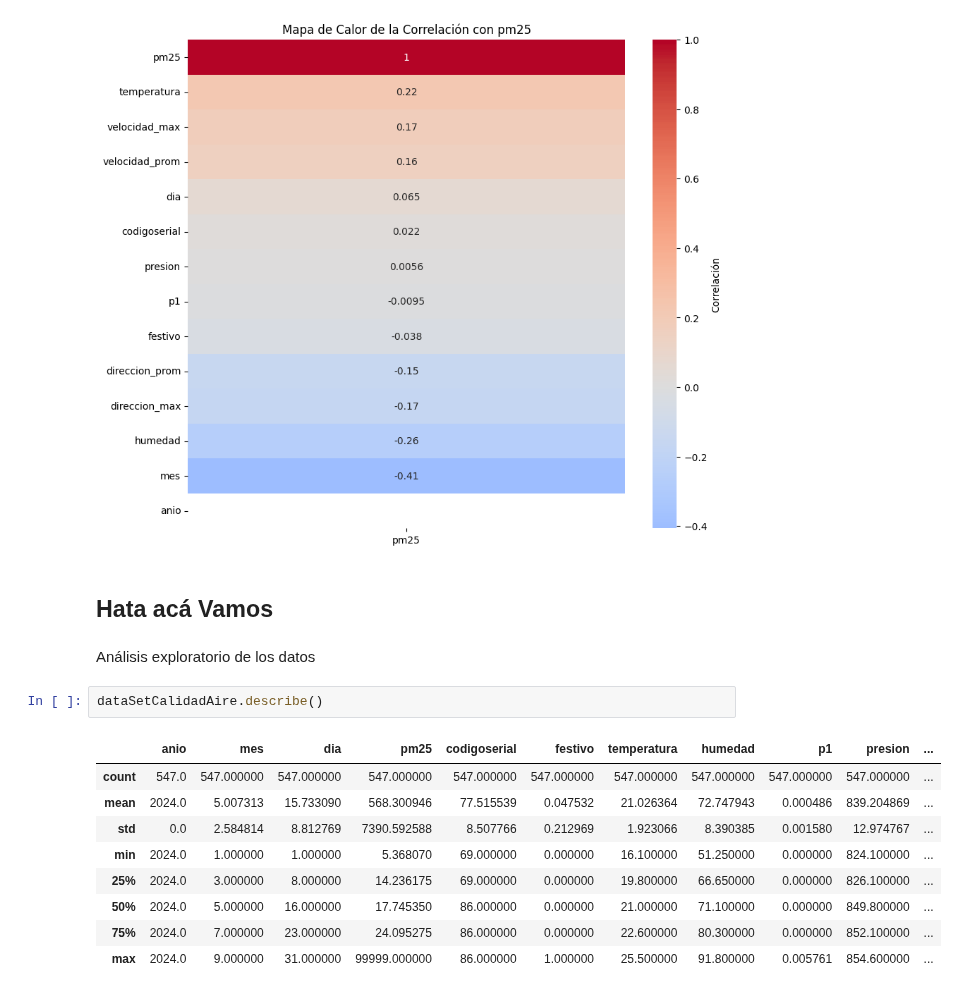
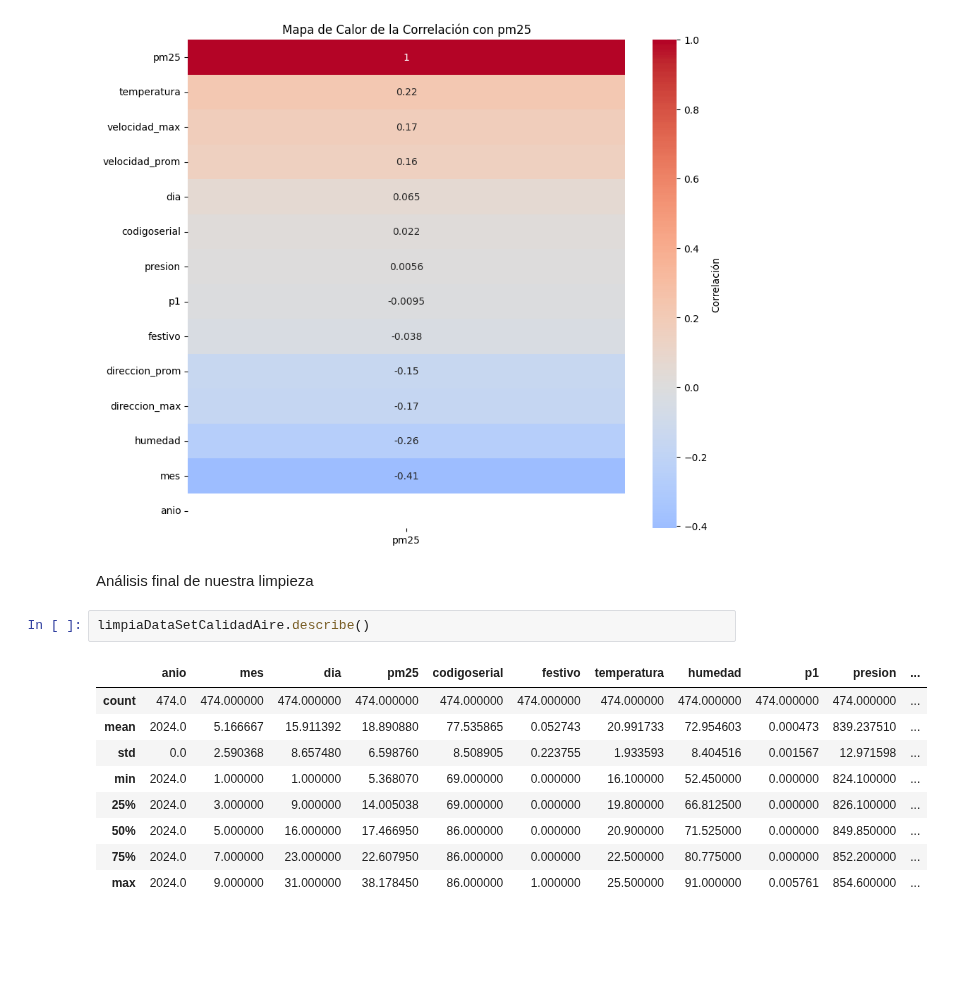
Before and after one commit to kennethLeonel/Monografia-calidad-del-aire-valle-de-aburra, a Jupyter notebook: Proyecto_dataset.ipynb, the cells around one changed output. Cells and saved outputs as stored; diff of their text form; blank space fills up the shorter version.

```diff
--- a/Proyecto_dataset.ipynb
+++ b/Proyecto_dataset.ipynb
@@ -983,19 +966,17 @@ plt.title('Mapa de Calor de la Correlación con pm25')
 plt.show()
 # %% [output]
 [figure]
-# %% [markdown]
-## Hata acá Vamos
-# %% [markdown]
-Análisis exploratorio de los datos
+# %% [markdown]
+Análisis final de nuestra limpieza
 # %%
-dataSetCalidadAire.describe()
+limpiaDataSetCalidadAire.describe()
 # %% [output]
 |  | anio | mes | dia | pm25 | codigoserial | festivo | temperatura | humedad | p1 | presion | ... |
-| count | 547.0 | 547.000000 | 547.000000 | 547.000000 | 547.000000 | 547.000000 | 547.000000 | 547.000000 | 547.000000 | 547.000000 | ... |
-| mean | 2024.0 | 5.007313 | 15.733090 | 568.300946 | 77.515539 | 0.047532 | 21.026364 | 72.747943 | 0.000486 | 839.204869 | ... |
-| std | 0.0 | 2.584814 | 8.812769 | 7390.592588 | 8.507766 | 0.212969 | 1.923066 | 8.390385 | 0.001580 | 12.974767 | ... |
-| min | 2024.0 | 1.000000 | 1.000000 | 5.368070 | 69.000000 | 0.000000 | 16.100000 | 51.250000 | 0.000000 | 824.100000 | ... |
-| 25% | 2024.0 | 3.000000 | 8.000000 | 14.236175 | 69.000000 | 0.000000 | 19.800000 | 66.650000 | 0.000000 | 826.100000 | ... |
-| 50% | 2024.0 | 5.000000 | 16.000000 | 17.745350 | 86.000000 | 0.000000 | 21.000000 | 71.100000 | 0.000000 | 849.800000 | ... |
-| 75% | 2024.0 | 7.000000 | 23.000000 | 24.095275 | 86.000000 | 0.000000 | 22.600000 | 80.300000 | 0.000000 | 852.100000 | ... |
-| max | 2024.0 | 9.000000 | 31.000000 | 99999.000000 | 86.000000 | 1.000000 | 25.500000 | 91.800000 | 0.005761 | 854.600000 | ... |
+| count | 474.0 | 474.000000 | 474.000000 | 474.000000 | 474.000000 | 474.000000 | 474.000000 | 474.000000 | 474.000000 | 474.000000 | ... |
+| mean | 2024.0 | 5.166667 | 15.911392 | 18.890880 | 77.535865 | 0.052743 | 20.991733 | 72.954603 | 0.000473 | 839.237510 | ... |
+| std | 0.0 | 2.590368 | 8.657480 | 6.598760 | 8.508905 | 0.223755 | 1.933593 | 8.404516 | 0.001567 | 12.971598 | ... |
+| min | 2024.0 | 1.000000 | 1.000000 | 5.368070 | 69.000000 | 0.000000 | 16.100000 | 52.450000 | 0.000000 | 824.100000 | ... |
+| 25% | 2024.0 | 3.000000 | 9.000000 | 14.005038 | 69.000000 | 0.000000 | 19.800000 | 66.812500 | 0.000000 | 826.100000 | ... |
+| 50% | 2024.0 | 5.000000 | 16.000000 | 17.466950 | 86.000000 | 0.000000 | 20.900000 | 71.525000 | 0.000000 | 849.850000 | ... |
+| 75% | 2024.0 | 7.000000 | 23.000000 | 22.607950 | 86.000000 | 0.000000 | 22.500000 | 80.775000 | 0.000000 | 852.200000 | ... |
+| max | 2024.0 | 9.000000 | 31.000000 | 38.178450 | 86.000000 | 1.000000 | 25.500000 | 91.000000 | 0.005761 | 854.600000 | ... |
```
Also changed, not shown: parts of 38 cells of this notebook.
